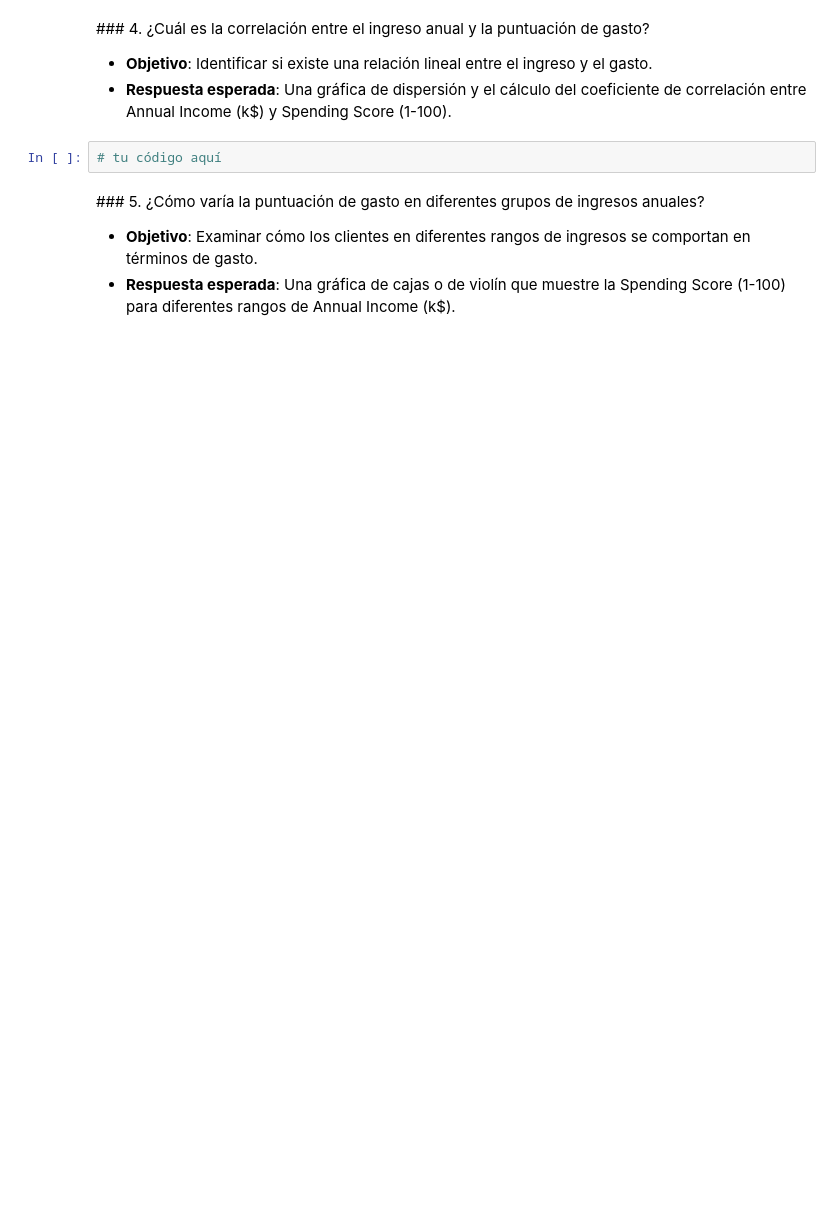
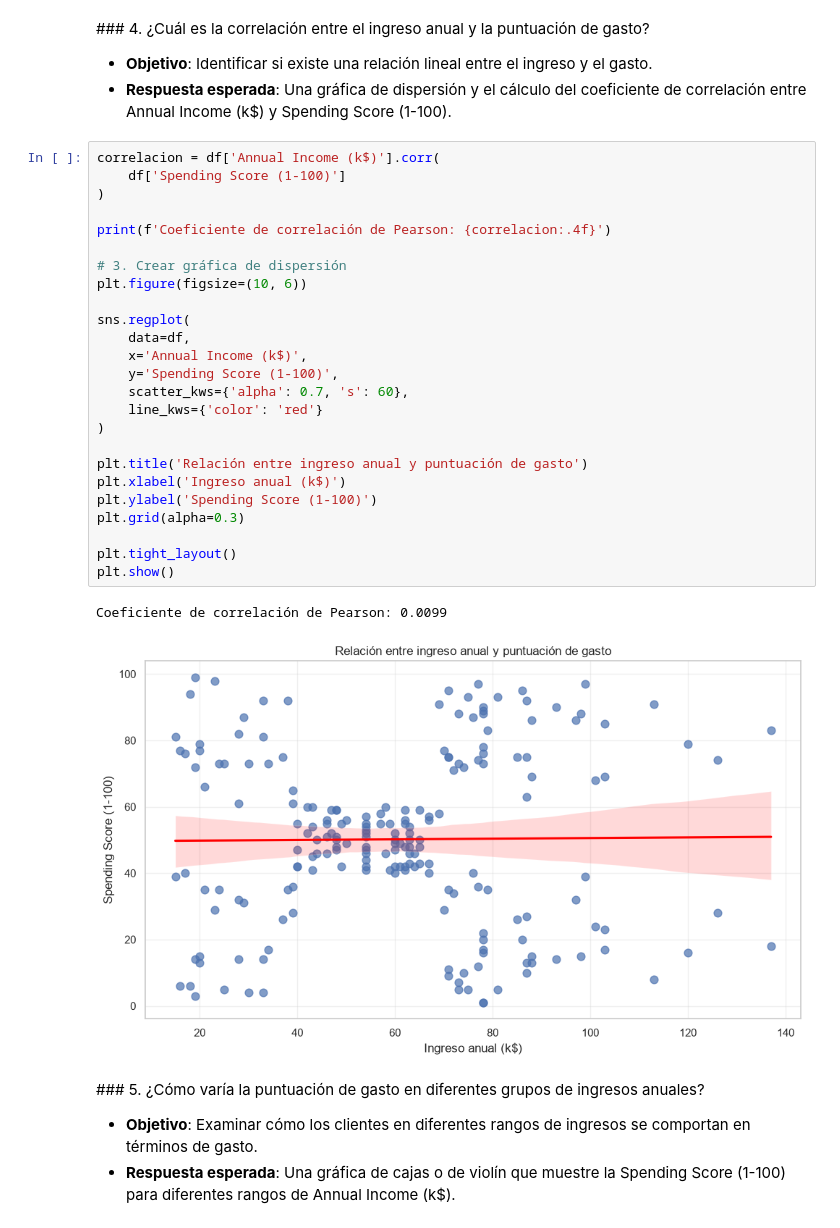
Before and after one commit to marifuenre/aprendizaje_no_supervizado, a Jupyter notebook: 1_EDA.ipynb, the cells around one changed output. Saved outputs shown, nothing was run; the diff lists cells and outputs as text; blank space fills up the shorter version.

```diff
--- a/1_EDA.ipynb
+++ b/1_EDA.ipynb
@@ -39,7 +82,33 @@ df = pd.read_csv('data/retailmax.csv')
 - **Objetivo**: Identificar si existe una relación lineal entre el ingreso y el gasto.
 - **Respuesta esperada**: Una gráfica de dispersión y el cálculo del coeficiente de correlación entre Annual Income (k$) y Spending Score (1-100).
 # %%
-# tu código aquí
+correlacion = df['Annual Income (k$)'].corr(
+    df['Spending Score (1-100)']
+)
+
+print(f'Coeficiente de correlación de Pearson: {correlacion:.4f}')
+
+# 3. Crear gráfica de dispersión
+plt.figure(figsize=(10, 6))
+
+sns.regplot(
+    data=df,
+    x='Annual Income (k$)',
+    y='Spending Score (1-100)',
+    scatter_kws={'alpha': 0.7, 's': 60},
+    line_kws={'color': 'red'}
+)
+
+plt.title('Relación entre ingreso anual y puntuación de gasto')
+plt.xlabel('Ingreso anual (k$)')
+plt.ylabel('Spending Score (1-100)')
+plt.grid(alpha=0.3)
+
+plt.tight_layout()
+plt.show()
+# %% [output]
+Coeficiente de correlación de Pearson: 0.0099
+[figure, added]
 # %% [markdown]
 ### 5. ¿Cómo varía la puntuación de gasto en diferentes grupos de ingresos anuales?
 - **Objetivo**: Examinar cómo los clientes en diferentes rangos de ingresos se comportan en términos de gasto.
```
Also changed, not shown: parts of 9 cells of this notebook.
